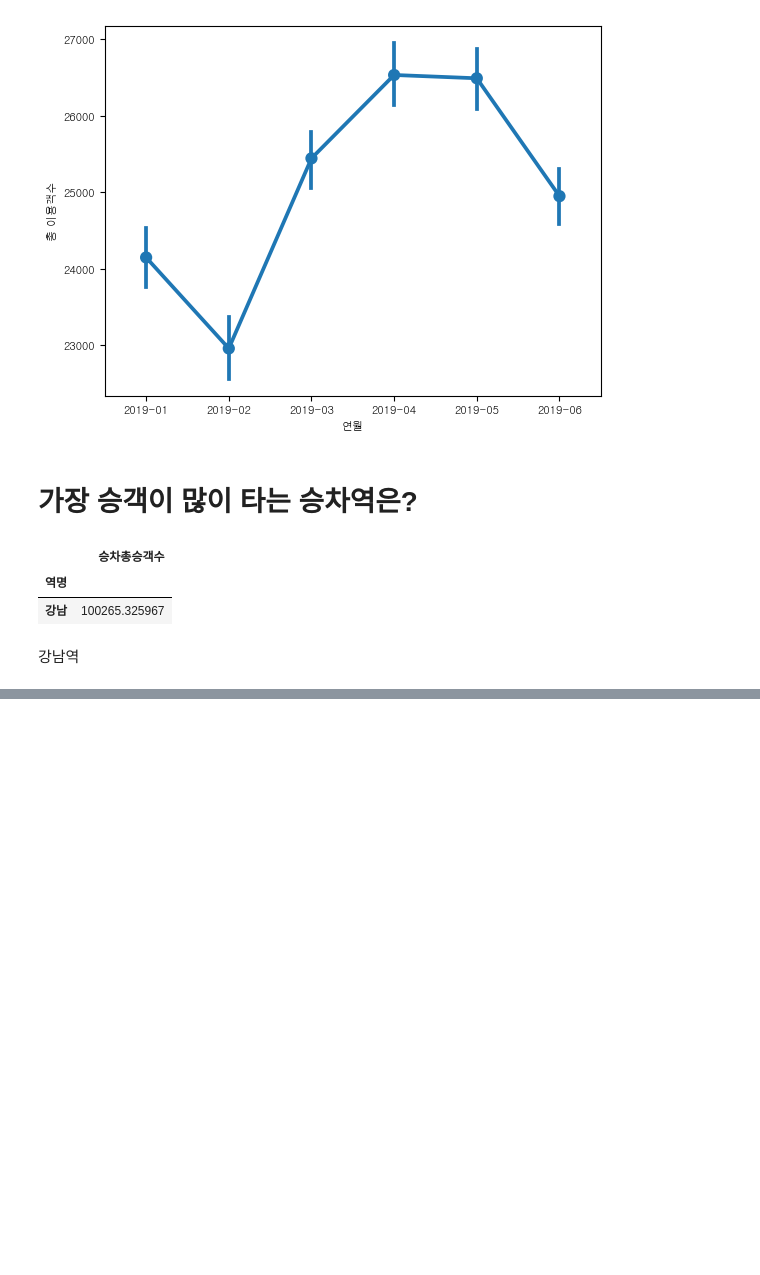
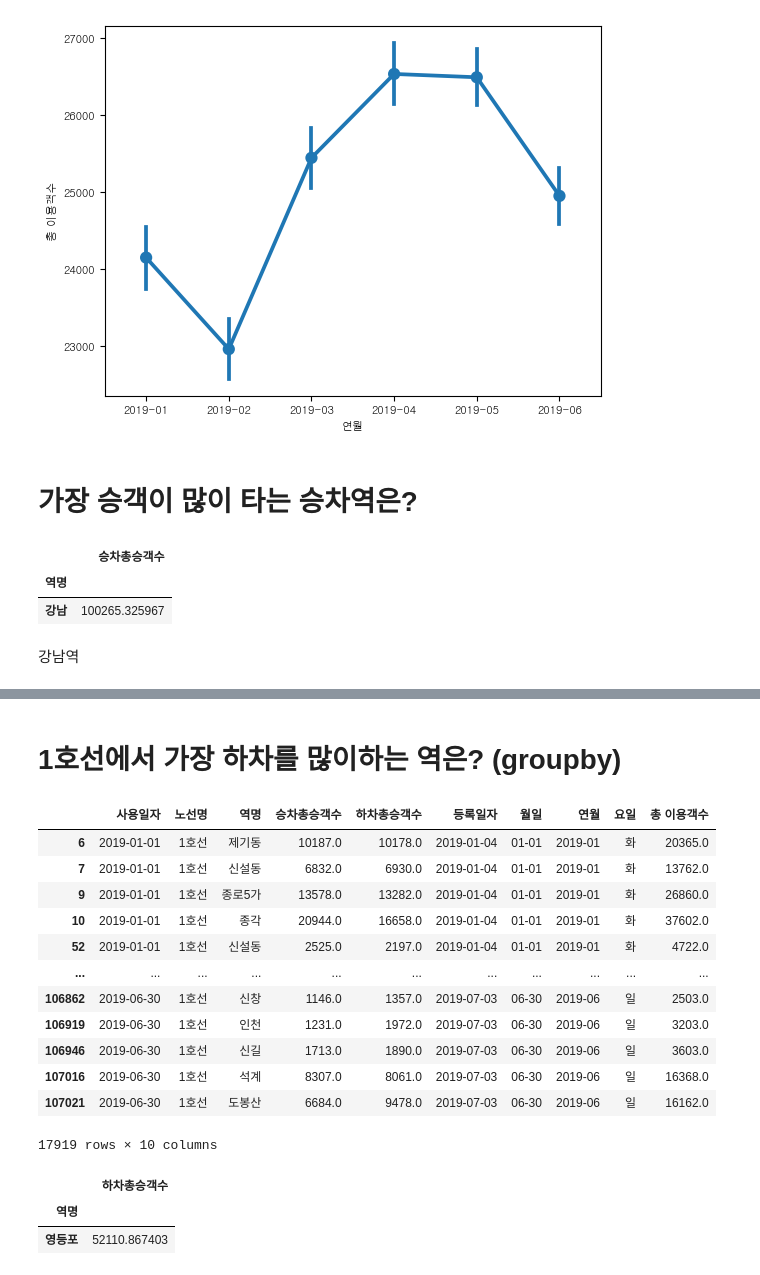
Before and after one commit to youse0ng/EDA_AI-X, a Jupyter notebook: 실습/myEDA.ipynb, the cells around one changed output, grey strips where cells are left out. Saved outputs shown, nothing was run; the diff lists cells and outputs as text; code cells hidden in the pictures; blank space fills up the shorter version.

```diff
--- a/실습/myEDA.ipynb
+++ b/실습/myEDA.ipynb
@@ -132,0 +151,26 @@ df_3[df_3['승차총승객수']> 100000]
+# %% [markdown]
+# 1호선에서 가장 하차를 많이하는 역은? (groupby)
+# %%
+dataframe[dataframe['노선명']=='1호선']
+# %% [output]
+|  | 사용일자 | 노선명 | 역명 | 승차총승객수 | 하차총승객수 | 등록일자 | 월일 | 연월 | 요일 | 총 이용객수 |
+| 6 | 2019-01-01 | 1호선 | 제기동 | 10187.0 | 10178.0 | 2019-01-04 | 01-01 | 2019-01 | 화 | 20365.0 |
+| 7 | 2019-01-01 | 1호선 | 신설동 | 6832.0 | 6930.0 | 2019-01-04 | 01-01 | 2019-01 | 화 | 13762.0 |
+| 9 | 2019-01-01 | 1호선 | 종로5가 | 13578.0 | 13282.0 | 2019-01-04 | 01-01 | 2019-01 | 화 | 26860.0 |
+| 10 | 2019-01-01 | 1호선 | 종각 | 20944.0 | 16658.0 | 2019-01-04 | 01-01 | 2019-01 | 화 | 37602.0 |
+| 52 | 2019-01-01 | 1호선 | 신설동 | 2525.0 | 2197.0 | 2019-01-04 | 01-01 | 2019-01 | 화 | 4722.0 |
+| ... | ... | ... | ... | ... | ... | ... | ... | ... | ... | ... |
+| 106862 | 2019-06-30 | 1호선 | 신창 | 1146.0 | 1357.0 | 2019-07-03 | 06-30 | 2019-06 | 일 | 2503.0 |
+| 106919 | 2019-06-30 | 1호선 | 인천 | 1231.0 | 1972.0 | 2019-07-03 | 06-30 | 2019-06 | 일 | 3203.0 |
+| 106946 | 2019-06-30 | 1호선 | 신길 | 1713.0 | 1890.0 | 2019-07-03 | 06-30 | 2019-06 | 일 | 3603.0 |
+| 107016 | 2019-06-30 | 1호선 | 석계 | 8307.0 | 8061.0 | 2019-07-03 | 06-30 | 2019-06 | 일 | 16368.0 |
+| 107021 | 2019-06-30 | 1호선 | 도봉산 | 6684.0 | 9478.0 | 2019-07-03 | 06-30 | 2019-06 | 일 | 16162.0 |
+17919 rows × 10 columns
+# %%
+df_5=dataframe[dataframe['노선명']=='1호선'] # 노선명이 1호선인 dataframe 추출
+df_5= df_5.groupby('역명').mean()[['하차총승객수']]
+df_5[df_5['하차총승객수'] == df_5['하차총승객수'].max()] # 하차를 가장 많이 하는 역?
+# %% [output]
+|  | 하차총승객수 |
+| 역명 |  |
+| 영등포 | 52110.867403 |
```
Also changed, not shown: parts of 14 cells of this notebook.
